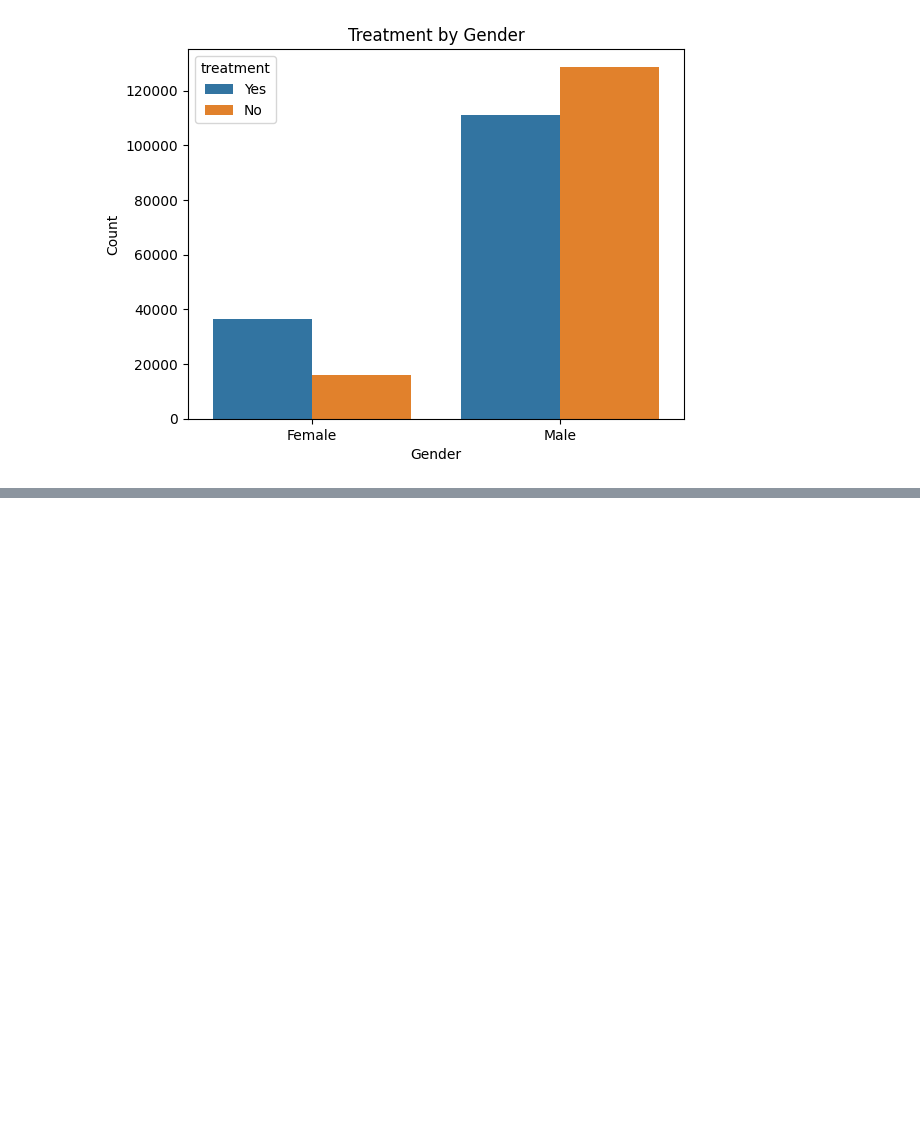
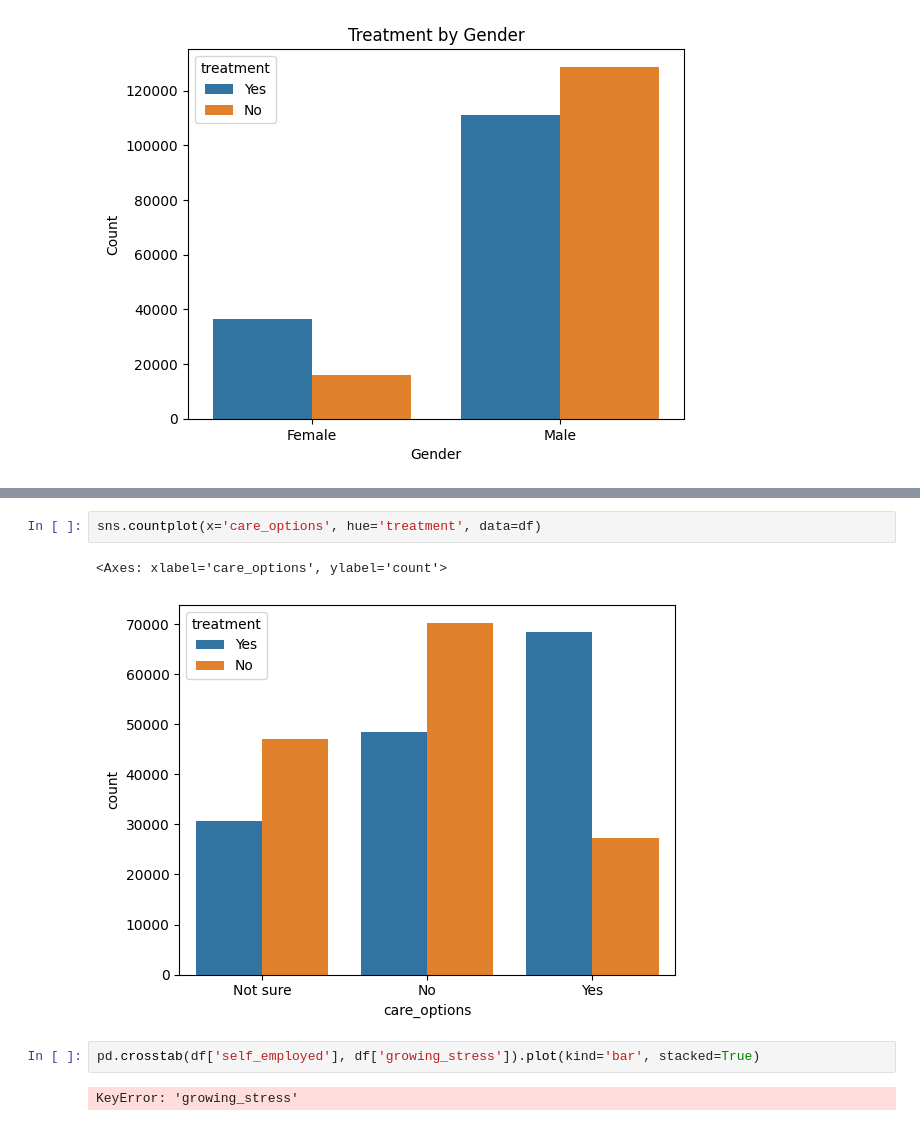
Before and after one commit to joseph-4640/mental-segmentation, a Jupyter notebook: mental.ipynb, the cells around one changed output, grey strips where cells are left out. Saved outputs shown, nothing was run; the diff lists cells and outputs as text; blank space fills up the shorter version.

```diff
--- a/mental.ipynb
+++ b/mental.ipynb
@@ -98,0 +157,9 @@ The chart shows that females are more likely to seek mental health treatment com
+# %%
+sns.countplot(x='care_options', hue='treatment', data=df)
+# %% [output]
+<Axes: xlabel='care_options', ylabel='count'>
+[figure, added]
+# %%
+pd.crosstab(df['self_employed'], df['growing_stress']).plot(kind='bar', stacked=True)
+# %% [output]
+KeyError: 'growing_stress'
```
Also changed, not shown: parts of 8 cells of this notebook.
